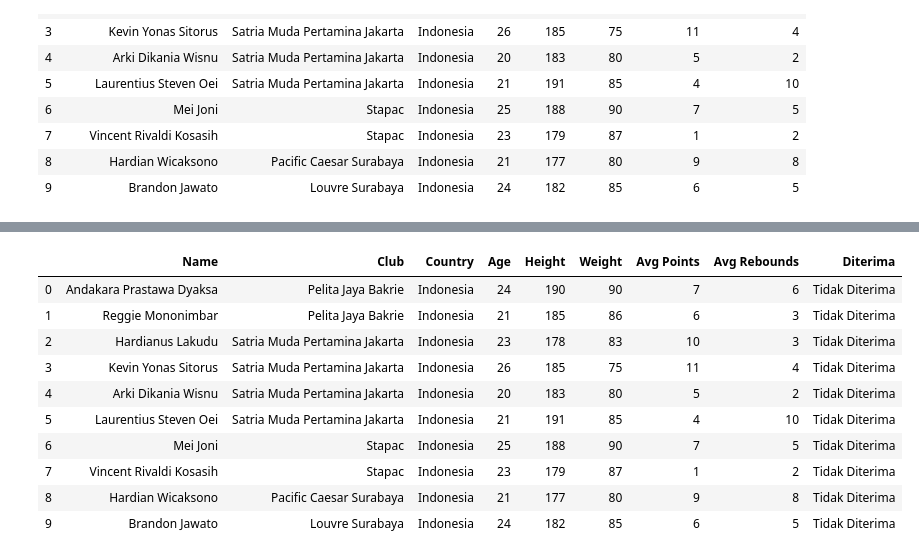
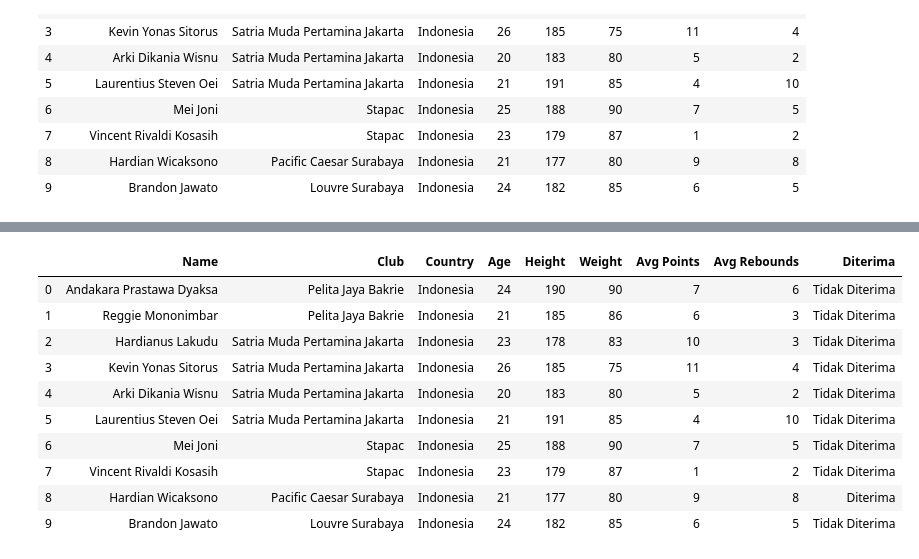
Before and after one commit to muhadyan/Ujian_Pemain_Basket, a Jupyter notebook: Ujian_Pemain_Basket.ipynb, the cells around one changed output, grey strips where cells are left out. Drawn from its saved outputs; the diff is of its cells as text; code cells hidden in the pictures.

```diff
--- a/Ujian_Pemain_Basket.ipynb
+++ b/Ujian_Pemain_Basket.ipynb
@@ -160,12 +160,12 @@ print(modelgs3.best_params_)
 # %%
 modelBaru1 = LogisticRegression(
-    solver='newton-cg', penalty='none', max_iter=10
+    solver='sag', penalty='l2', max_iter=10
 )
 modelBaru2 = DecisionTreeClassifier(
     criterion='gini', splitter='best'
 )
 modelBaru3 = KNeighborsClassifier(
-    algorithm='auto', n_neighbors=9, weights='uniform'
+    algorithm='auto', n_neighbors=4, weights='distance'
 )
 
 modelBaru1.fit(xtr, ytr)
@@ -244,3 +244,7 @@ dfINA
 | 7 | Vincent Rivaldi Kosasih | Stapac | Indonesia | 23 | 179 | 87 | 1 | 2 |
 | 8 | Hardian Wicaksono | Pacific Caesar Surabaya | Indonesia | 21 | 177 | 80 | 9 | 8 |
 | 9 | Brandon Jawato | Louvre Surabaya | Indonesia | 24 | 182 | 85 | 6 | 5 |
+# %%
+dfINAscl = pd.DataFrame(scaler.fit_transform(dfINA[['Age', 'Height', 'Weight', 'Avg Points', 'Avg Rebounds']]),
+                     columns=['Age', 'Height', 'Weight', 'Avg Points', 'Avg Rebounds'])
+dfINAscl
@@ -247,17 +263,17 @@ dfINA
 # %%
-dfINA['Diterima'] = modelBaru2.predict(dfINA[['Age', 'Height', 'Weight', 'Avg Points', 'Avg Rebounds']])
+dfINA['Diterima'] = modelBaru2.predict(dfINAscl[['Age', 'Height', 'Weight', 'Avg Points', 'Avg Rebounds']])
 dfINA.loc[dfINA['Diterima'] == 0, 'Diterima'] = 'Tidak Diterima'
 dfINA.loc[dfINA['Diterima'] == 1, 'Diterima'] = 'Diterima'
 dfINA
 # %% [output]
 |  | Name | Club | Country | Age | Height | Weight | Avg Points | Avg Rebounds | Diterima |
 | 0 | Andakara Prastawa Dyaksa | Pelita Jaya Bakrie | Indonesia | 24 | 190 | 90 | 7 | 6 | Tidak Diterima |
 | 1 | Reggie Mononimbar | Pelita Jaya Bakrie | Indonesia | 21 | 185 | 86 | 6 | 3 | Tidak Diterima |
 | 2 | Hardianus Lakudu | Satria Muda Pertamina Jakarta | Indonesia | 23 | 178 | 83 | 10 | 3 | Tidak Diterima |
 | 3 | Kevin Yonas Sitorus | Satria Muda Pertamina Jakarta | Indonesia | 26 | 185 | 75 | 11 | 4 | Tidak Diterima |
 | 4 | Arki Dikania Wisnu | Satria Muda Pertamina Jakarta | Indonesia | 20 | 183 | 80 | 5 | 2 | Tidak Diterima |
 | 5 | Laurentius Steven Oei | Satria Muda Pertamina Jakarta | Indonesia | 21 | 191 | 85 | 4 | 10 | Tidak Diterima |
 | 6 | Mei Joni | Stapac | Indonesia | 25 | 188 | 90 | 7 | 5 | Tidak Diterima |
 | 7 | Vincent Rivaldi Kosasih | Stapac | Indonesia | 23 | 179 | 87 | 1 | 2 | Tidak Diterima |
-| 8 | Hardian Wicaksono | Pacific Caesar Surabaya | Indonesia | 21 | 177 | 80 | 9 | 8 | Tidak Diterima |
+| 8 | Hardian Wicaksono | Pacific Caesar Surabaya | Indonesia | 21 | 177 | 80 | 9 | 8 | Diterima |
 | 9 | Brandon Jawato | Louvre Surabaya | Indonesia | 24 | 182 | 85 | 6 | 5 | Tidak Diterima |
```
Also changed, not shown: parts of 8 cells of this notebook.
